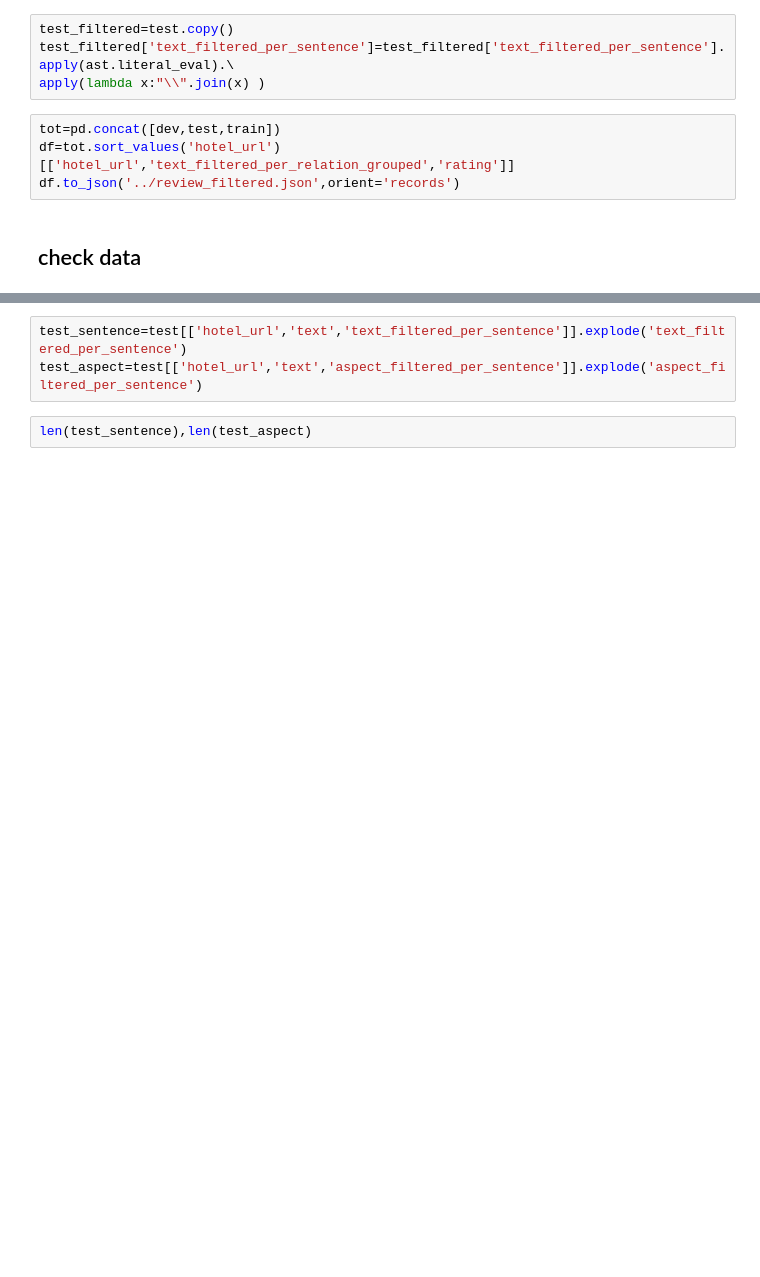
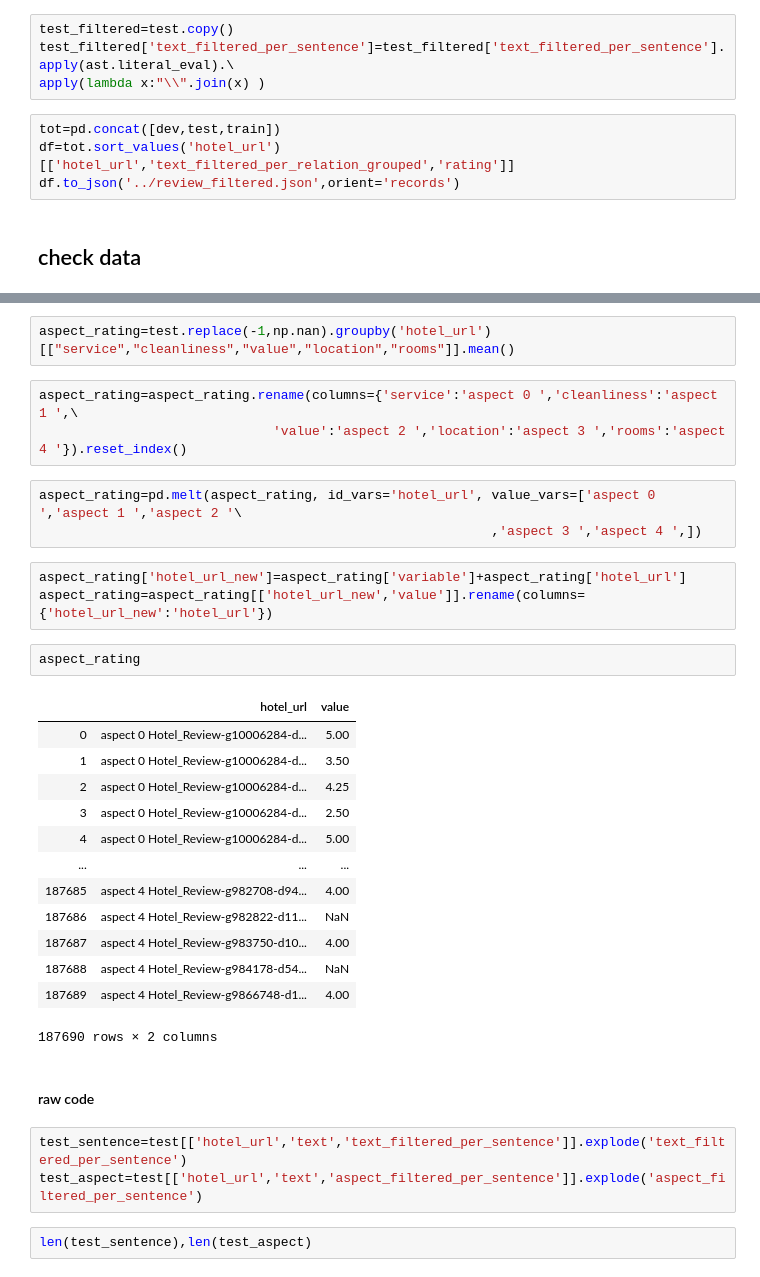
Before and after one commit to Saibo-creator/Text-Summrize-Project, a Jupyter notebook: datasets/original_csv_data/data_check.ipynb, the cells around one changed output, grey strips where cells are left out. Drawn from its saved outputs; the diff is of its cells as text; blank space fills up the shorter version.

```diff
--- a/datasets/original_csv_data/data_check.ipynb
+++ b/datasets/original_csv_data/data_check.ipynb
@@ -244,3 +245,32 @@ len(train['hotel_url'].unique()),len(train),
+# %%
+aspect_rating=test.replace(-1,np.nan).groupby('hotel_url')[["service","cleanliness","value","location","rooms"]].mean()
+# %%
+aspect_rating=aspect_rating.rename(columns={'service':'aspect 0 ','cleanliness':'aspect 1 ',\
+                              'value':'aspect 2 ','location':'aspect 3 ','rooms':'aspect 4 '}).reset_index()
+# %%
+aspect_rating=pd.melt(aspect_rating, id_vars='hotel_url', value_vars=['aspect 0 ','aspect 1 ','aspect 2 '\
+                                                          ,'aspect 3 ','aspect 4 ',])
+# %%
+aspect_rating['hotel_url_new']=aspect_rating['variable']+aspect_rating['hotel_url']
+aspect_rating=aspect_rating[['hotel_url_new','value']].rename(columns={'hotel_url_new':'hotel_url'})
+# %%
+aspect_rating
+# %% [output]
+|  | hotel_url | value |
+| 0 | aspect 0 Hotel_Review-g10006284-d... | 5.00 |
+| 1 | aspect 0 Hotel_Review-g10006284-d... | 3.50 |
+| 2 | aspect 0 Hotel_Review-g10006284-d... | 4.25 |
+| 3 | aspect 0 Hotel_Review-g10006284-d... | 2.50 |
+| 4 | aspect 0 Hotel_Review-g10006284-d... | 5.00 |
+| ... | ... | ... |
+| 187685 | aspect 4 Hotel_Review-g982708-d94... | 4.00 |
+| 187686 | aspect 4 Hotel_Review-g982822-d11... | NaN |
+| 187687 | aspect 4 Hotel_Review-g983750-d10... | 4.00 |
+| 187688 | aspect 4 Hotel_Review-g984178-d54... | NaN |
+| 187689 | aspect 4 Hotel_Review-g9866748-d1... | 4.00 |
+187690 rows × 2 columns
+# %% [markdown]
+#### raw code
 # %%
 test_sentence=test[['hotel_url','text','text_filtered_per_sentence']].explode('text_filtered_per_sentence')
 test_aspect=test[['hotel_url','text','aspect_filtered_per_sentence']].explode('aspect_filtered_per_sentence')
```
Also changed, not shown: parts of 37 cells of this notebook, 35 other files.
